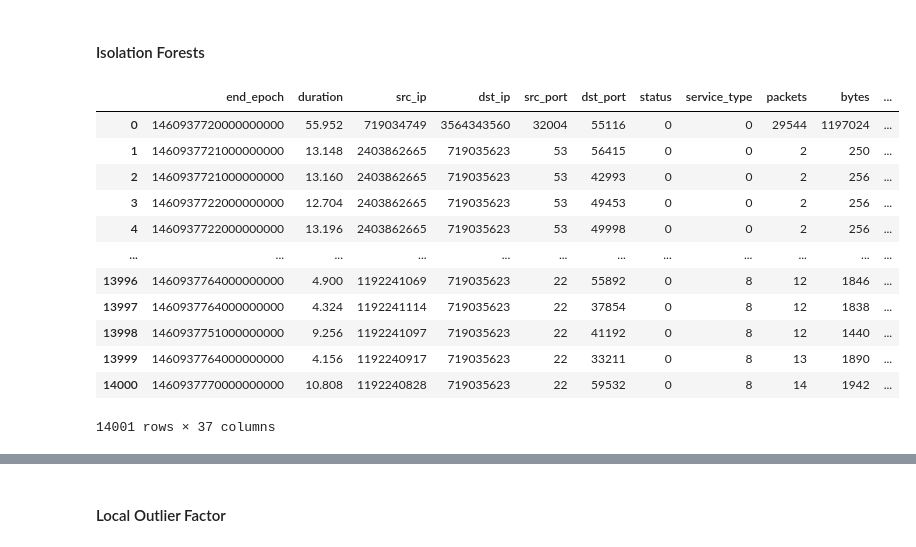
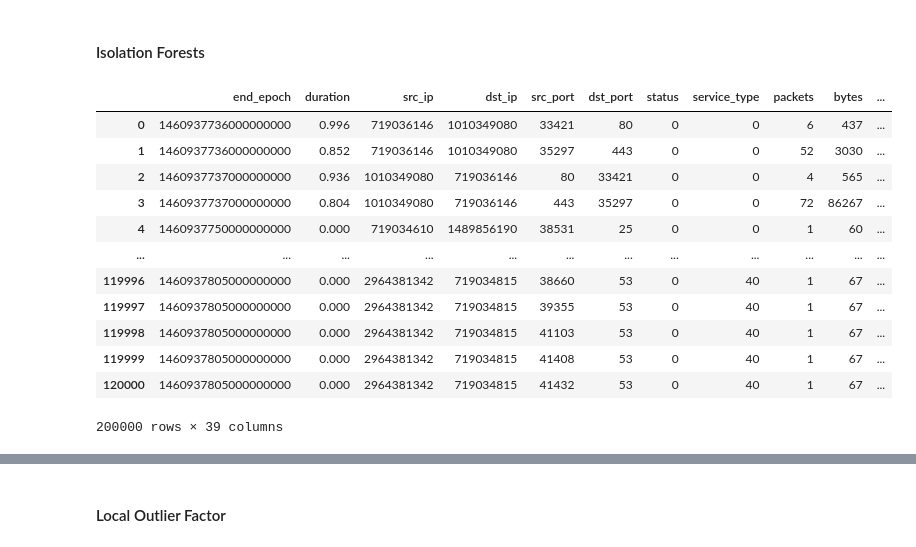
Before and after one commit to Leiyks/MLSECU, a Jupyter notebook: mlsecu.ipynb, the cells around one changed output, grey strips where cells are left out. Cells and saved outputs as stored; diff of their text form; code cells hidden in the pictures.

```diff
--- a/mlsecu.ipynb
+++ b/mlsecu.ipynb
@@ -44,3 +46,20 @@ def cast_dataframe(df):
     #df[["src_ip", "dst_ip"]] = df[["src_ip", "dst_ip"]].apply(lambda x: np.int64(ipaddress.IPv4Address(x)))
     df.src_ip = df.src_ip.apply(lambda x: np.int64(ipaddress.IPv4Address(x)))
     df.dst_ip = df.dst_ip.apply(lambda x: np.int64(ipaddress.IPv4Address(x)))
+
+    return df
+
+def get_dataframes(outlier_ratio, num_samples):
+    nb_train_attack = int((num_samples * outlier_ratio - len(spam)) // (len(attacks_dataframes) - 1))
+    nb_test_attack  = int((num_samples * outlier_ratio - len(test_sshscan)) // (len(test_attacks_dataframes) - 1))
+
+    train_dataframes = [df.head(nb_train_attack) for df in attacks_dataframes]
+    train_dataframes.append(background.head(num_samples - sum(len(df) for df in train_dataframes)))
+
+    test_dataframes = [df.head(nb_test_attack) for df in test_attacks_dataframes]
+    test_dataframes.append(test_background.head(num_samples - sum(len(df) for df in test_dataframes)))
+
+    train_df = cast_dataframe(pd.concat(train_dataframes))
+    test_df = cast_dataframe(pd.concat(test_dataframes))
+
+    return train_df, test_df
@@ -100,3 +66,5 @@ df_test
+# %%
+df, test_df = get_dataframes(0.4, 200000)
 # %%
 print(f'Size of the dataset: {len(df)}\n')
 print(f'Sumber of Nan values: {df.isnull().values.sum()}\n')
@@ -187,13 +155,18 @@ show3D_flow_exchanges(df[df.attack], 'duration', 'dst_port', 'bytes', 'Represent
 # %% [markdown]
 ## Data Cleaning
 # %%
-one_hot_encoded_df = pd.get_dummies(df)
+def one_hot_encoding_dataframes(df, test_df):
+    one_hot_encoded_df = pd.get_dummies(df)
+    one_hot_encoded_df_test = pd.get_dummies(test_df)
+
+    one_hot_encoded_df_test['protocol_ESP'] = 0
+    one_hot_encoded_df_test['protocol_GRE'] = 0
+    one_hot_encoded_df_test['protocol_IPv6'] = 0
+
+    return one_hot_encoded_df, one_hot_encoded_df_test
+
+one_hot_encoded_df, one_hot_encoded_df_test = one_hot_encoding_dataframes(df, test_df)
 display(one_hot_encoded_df.head())
 print(one_hot_encoded_df.isna().sum().any())
-
-one_hot_encoded_df_test = pd.get_dummies(df_test)
-one_hot_encoded_df_test['protocol_ESP'] = 0
-one_hot_encoded_df_test['protocol_GRE'] = 0
-one_hot_encoded_df_test['protocol_IPv6'] = 0
 # %% [output]
 |  | end_epoch | duration | src_ip | dst_ip | src_port | dst_port | status | service_type | packets | bytes | ... |
@@ -209,26 +182,26 @@ False
 # %% [markdown]
 #### Isolation Forests
 # %%
-classifier = IsolationForest(contamination=outlier_ratio, n_estimators=2).fit(one_hot_encoded_df.values)
+classifier = IsolationForest(contamination=0.4, n_estimators=2).fit(one_hot_encoded_df.values)
 y_pred = classifier.predict(one_hot_encoded_df_test.values)
 
 df_outliers = one_hot_encoded_df.copy()
 df_outliers['if_outliers'] = [i == -1 for i in  y_pred]
 df_outliers
 # %% [output]
 |  | end_epoch | duration | src_ip | dst_ip | src_port | dst_port | status | service_type | packets | bytes | ... |
-| 0 | 1460937720000000000 | 55.952 | 719034749 | 3564343560 | 32004 | 55116 | 0 | 0 | 29544 | 1197024 | ... |
-| 1 | 1460937721000000000 | 13.148 | 2403862665 | 719035623 | 53 | 56415 | 0 | 0 | 2 | 250 | ... |
-| 2 | 1460937721000000000 | 13.160 | 2403862665 | 719035623 | 53 | 42993 | 0 | 0 | 2 | 256 | ... |
-| 3 | 1460937722000000000 | 12.704 | 2403862665 | 719035623 | 53 | 49453 | 0 | 0 | 2 | 256 | ... |
-| 4 | 1460937722000000000 | 13.196 | 2403862665 | 719035623 | 53 | 49998 | 0 | 0 | 2 | 256 | ... |
+| 0 | 1460937736000000000 | 0.996 | 719036146 | 1010349080 | 33421 | 80 | 0 | 0 | 6 | 437 | ... |
+| 1 | 1460937736000000000 | 0.852 | 719036146 | 1010349080 | 35297 | 443 | 0 | 0 | 52 | 3030 | ... |
+| 2 | 1460937737000000000 | 0.936 | 1010349080 | 719036146 | 80 | 33421 | 0 | 0 | 4 | 565 | ... |
+| 3 | 1460937737000000000 | 0.804 | 1010349080 | 719036146 | 443 | 35297 | 0 | 0 | 72 | 86267 | ... |
+| 4 | 1460937750000000000 | 0.000 | 719034610 | 1489856190 | 38531 | 25 | 0 | 0 | 1 | 60 | ... |
 | ... | ... | ... | ... | ... | ... | ... | ... | ... | ... | ... | ... |
-| 13996 | 1460937764000000000 | 4.900 | 1192241069 | 719035623 | 22 | 55892 | 0 | 8 | 12 | 1846 | ... |
-| 13997 | 1460937764000000000 | 4.324 | 1192241114 | 719035623 | 22 | 37854 | 0 | 8 | 12 | 1838 | ... |
-| 13998 | 1460937751000000000 | 9.256 | 1192241097 | 719035623 | 22 | 41192 | 0 | 8 | 12 | 1440 | ... |
-| 13999 | 1460937764000000000 | 4.156 | 1192240917 | 719035623 | 22 | 33211 | 0 | 8 | 13 | 1890 | ... |
-| 14000 | 1460937770000000000 | 10.808 | 1192240828 | 719035623 | 22 | 59532 | 0 | 8 | 14 | 1942 | ... |
+| 119996 | 1460937805000000000 | 0.000 | 2964381342 | 719034815 | 38660 | 53 | 0 | 40 | 1 | 67 | ... |
+| 119997 | 1460937805000000000 | 0.000 | 2964381342 | 719034815 | 39355 | 53 | 0 | 40 | 1 | 67 | ... |
+| 119998 | 1460937805000000000 | 0.000 | 2964381342 | 719034815 | 41103 | 53 | 0 | 40 | 1 | 67 | ... |
+| 119999 | 1460937805000000000 | 0.000 | 2964381342 | 719034815 | 41408 | 53 | 0 | 40 | 1 | 67 | ... |
+| 120000 | 1460937805000000000 | 0.000 | 2964381342 | 719034815 | 41432 | 53 | 0 | 40 | 1 | 67 | ... |
-14001 rows × 37 columns
+200000 rows × 39 columns
 # %%
 def describe_precision(col):
     fraudulent_outliers = df_outliers[(df_outliers["attack"]) & (df_outliers[col])]
```
Also changed, not shown: parts of 15 cells of this notebook.
